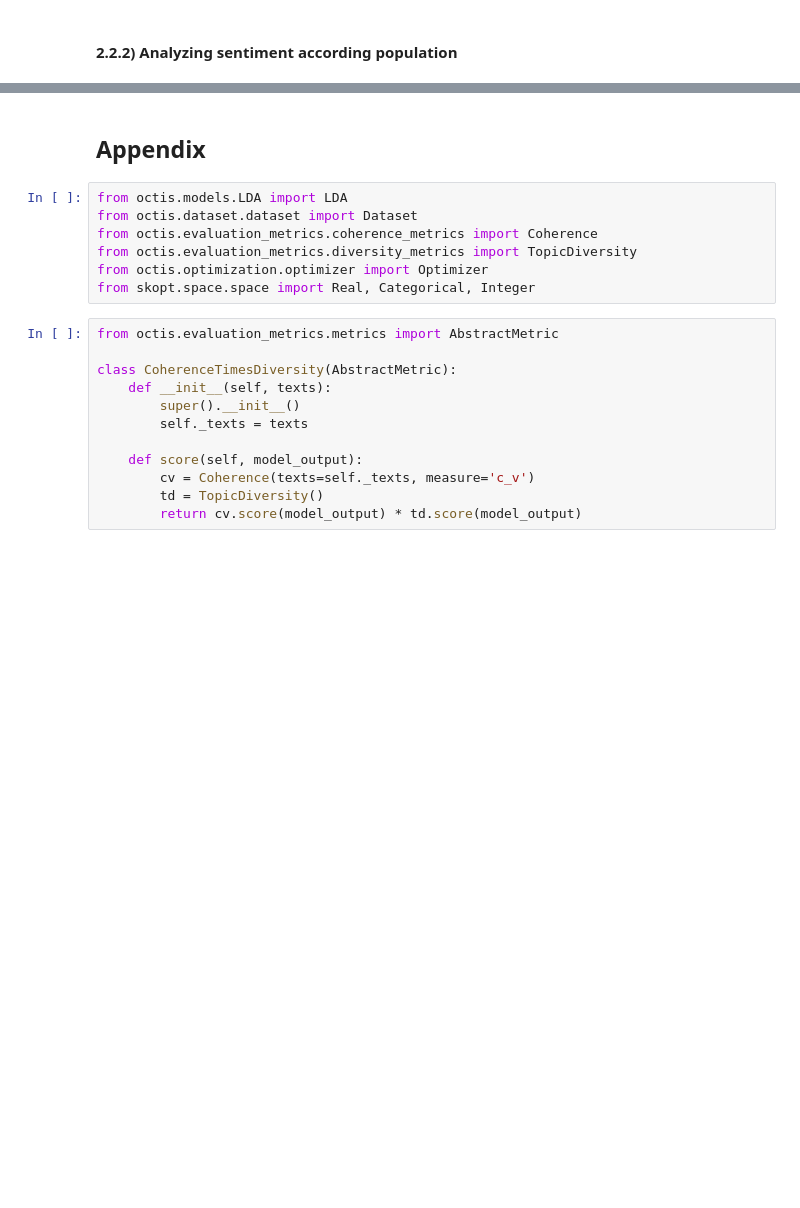
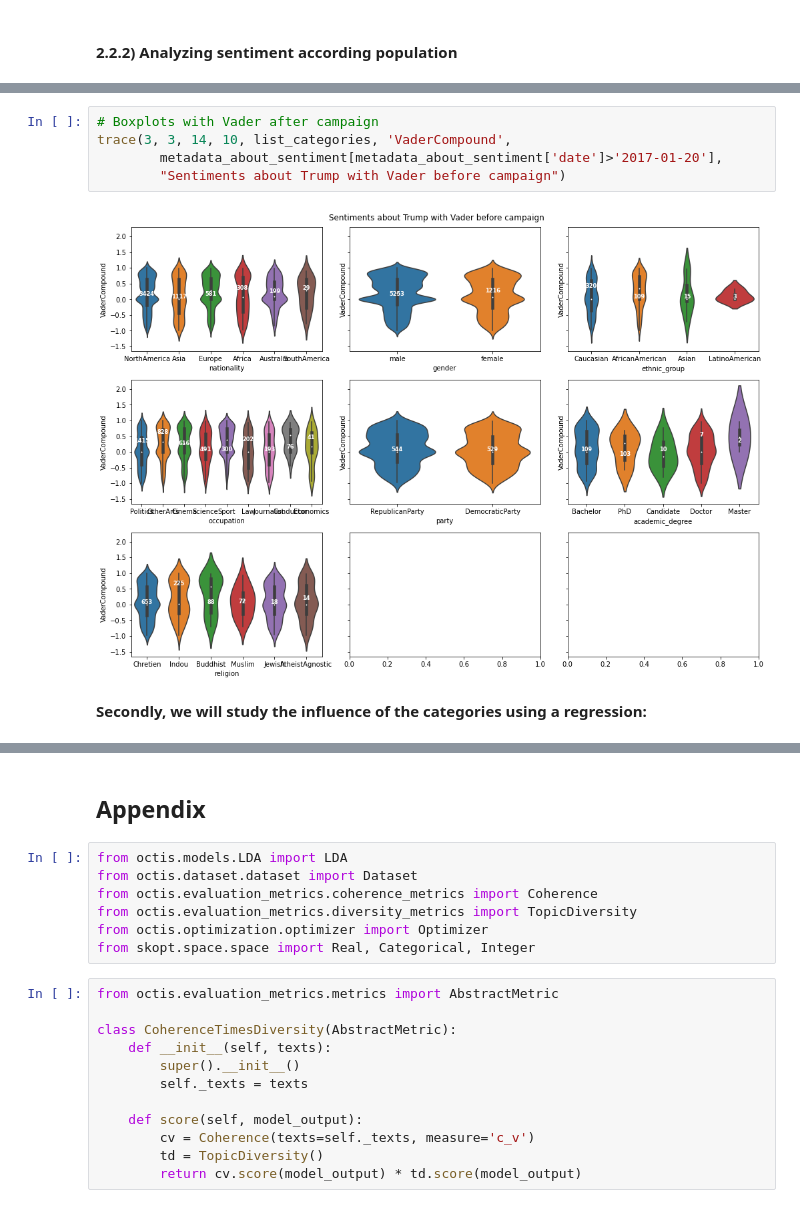
Before and after one commit to epfl-ada/ada-2021-project-data-wrestlers, a Jupyter notebook: notebook_milestone3.ipynb, the cells around one changed output, grey strips where cells are left out. Saved outputs shown, nothing was run; the diff lists cells and outputs as text; blank space fills up the shorter version.

Commit message:
suite q2 m3 regression

```diff
--- a/notebook_milestone3.ipynb
+++ b/notebook_milestone3.ipynb
@@ -2288,0 +2310,9 @@ metadata_about_sentiment_regression
+# %%
+# Boxplots with Vader after campaign
+trace(3, 3, 14, 10, list_categories, 'VaderCompound',
+        metadata_about_sentiment[metadata_about_sentiment['date']>'2017-01-20'],
+        "Sentiments about Trump with Vader before campaign")
+# %% [output]
+[figure, added]
+# %% [markdown]
+**Secondly, we will study the influence of the categories using a regression:**
```
Also changed, not shown: parts of 28 cells of this notebook.
